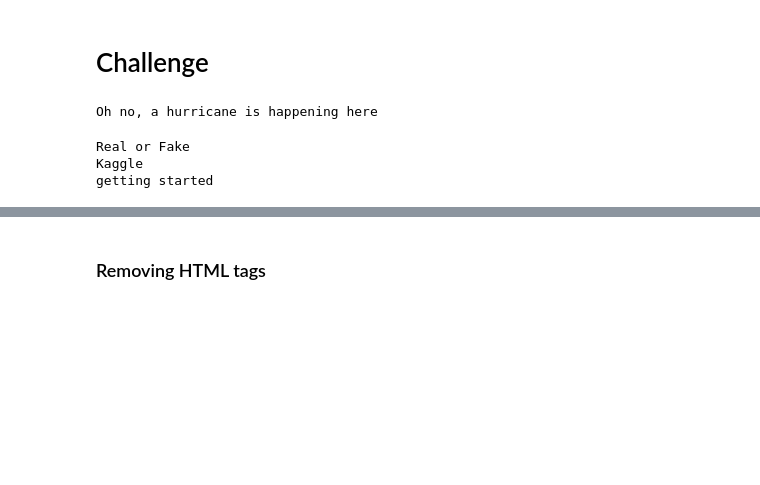
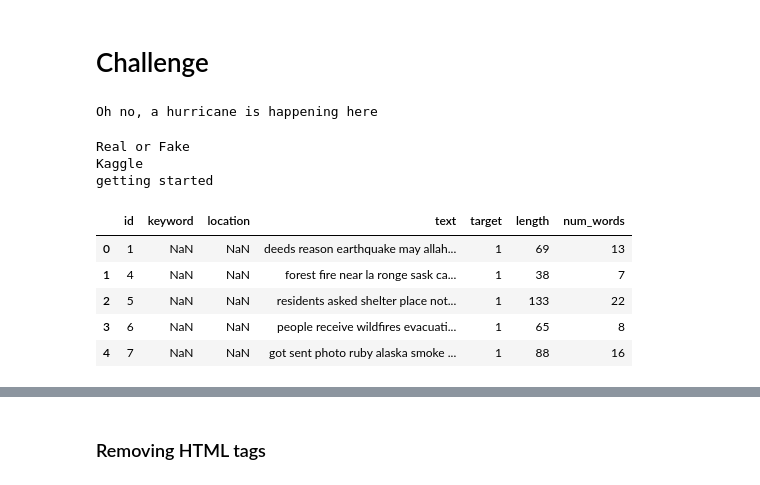
Before and after one commit to SABRIS13/Deep_Learning, a Jupyter notebook: DL_04__NLP_with_Disaster_Tweets_challenge.ipynb, the cells around one changed output, grey strips where cells are left out. Saved outputs shown, nothing was run; the diff lists cells and outputs as text; code cells hidden in the pictures; blank space fills up the shorter version.

```diff
--- a/DL_04__NLP_with_Disaster_Tweets_challenge.ipynb
+++ b/DL_04__NLP_with_Disaster_Tweets_challenge.ipynb
@@ -713,3 +715,12 @@ def clean_text(text):
 # Apply clean text
 train_df['text'] = train_df['text'].apply(lambda x : clean_text(x))
 test_df['text'] = test_df['text'].apply(lambda x : clean_text(x))
+# %%
+train_df.head()
+# %% [output]
+|  | id | keyword | location | text | target | length | num_words |
+| 0 | 1 | NaN | NaN | deeds reason earthquake may allah... | 1 | 69 | 13 |
+| 1 | 4 | NaN | NaN | forest fire near la ronge sask ca... | 1 | 38 | 7 |
+| 2 | 5 | NaN | NaN | residents asked shelter place not... | 1 | 133 | 22 |
+| 3 | 6 | NaN | NaN | people receive wildfires evacuati... | 1 | 65 | 8 |
+| 4 | 7 | NaN | NaN | got sent photo ruby alaska smoke ... | 1 | 88 | 16 |
```
Also changed, not shown: parts of 28 cells of this notebook.
